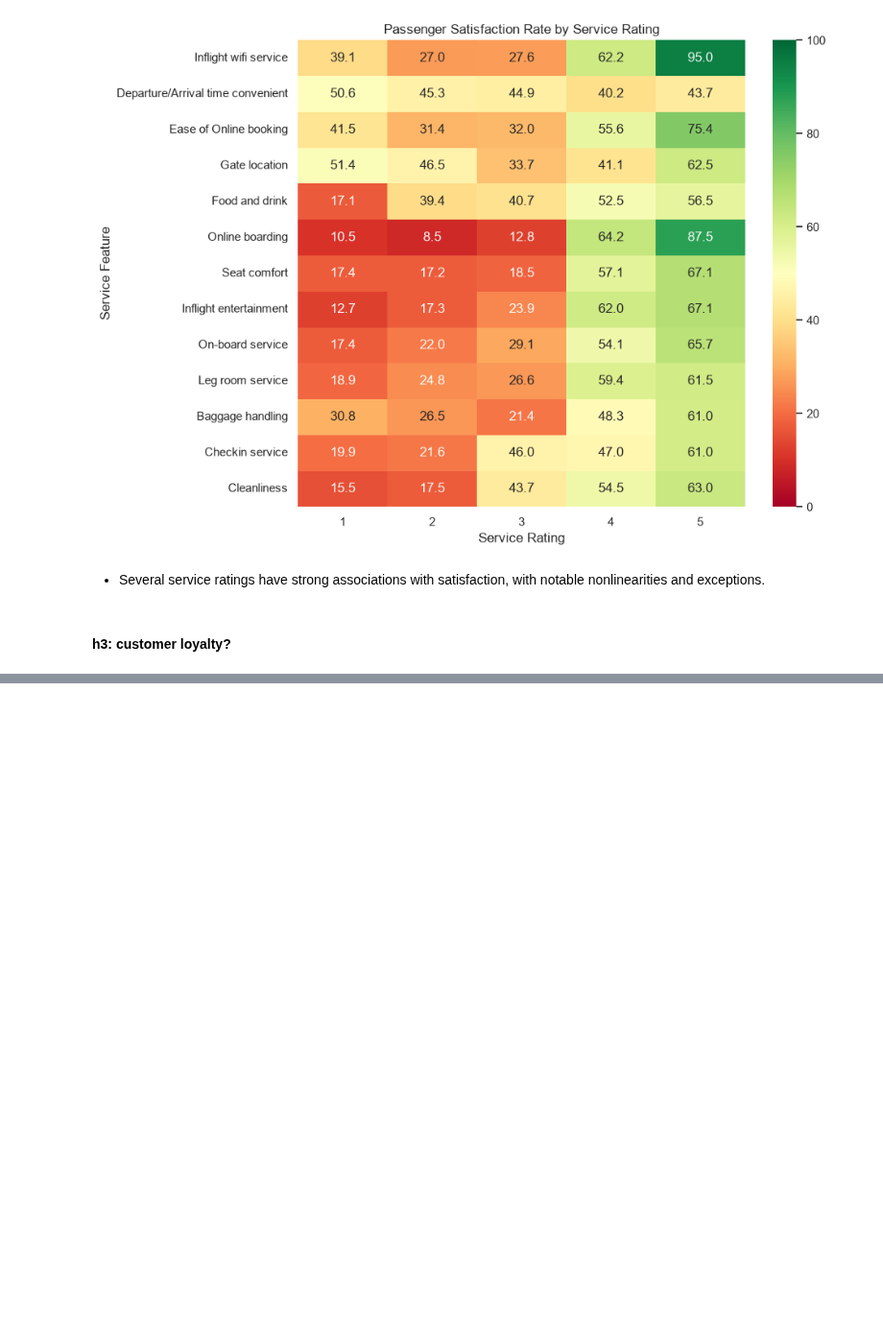
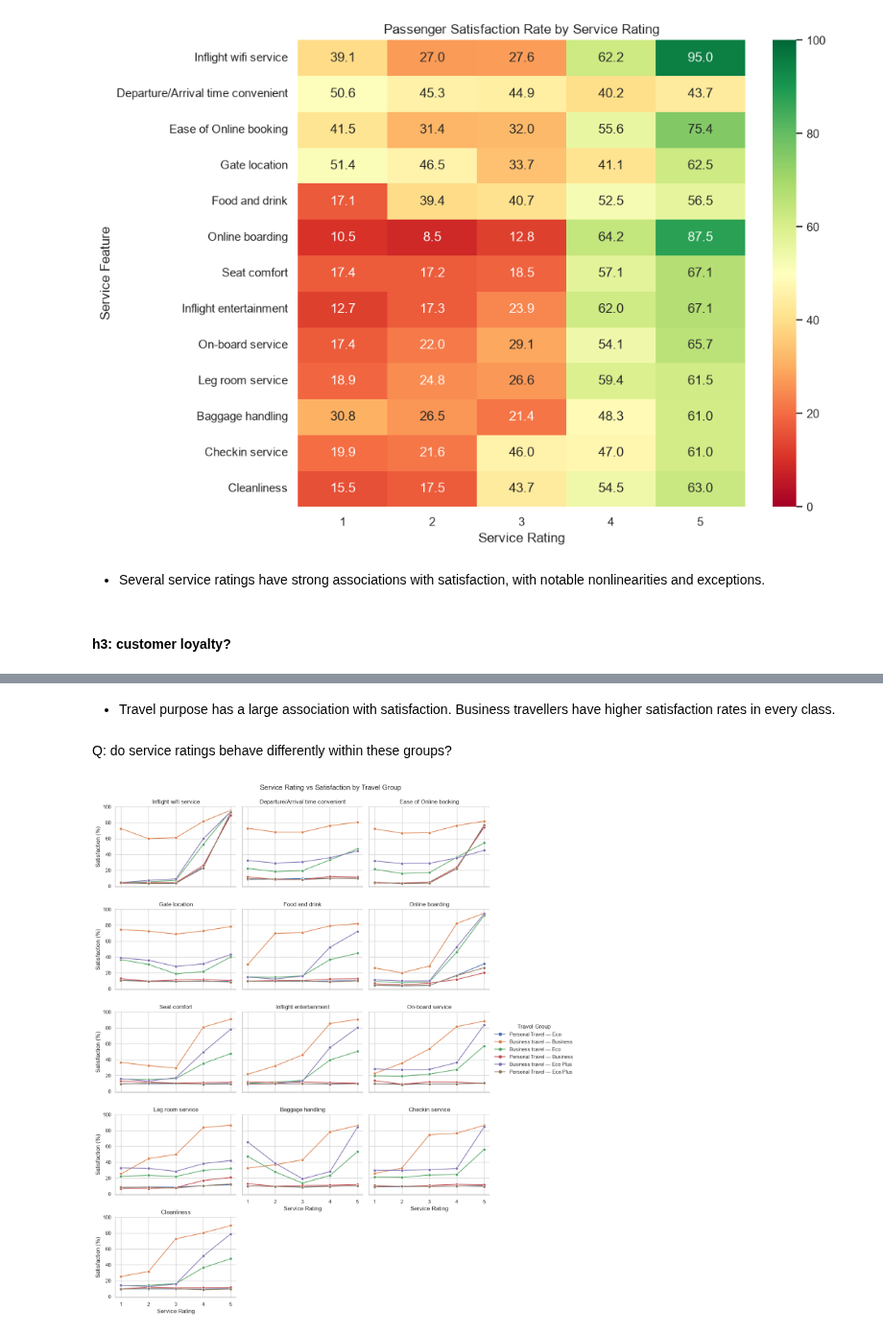
Before and after one commit to BharatK0049/airline-satisfaction-prediction, a Jupyter notebook: notebooks/02_eda.ipynb, the cells around one changed output, grey strips where cells are left out. Shown at 96% size. Drawn from its saved outputs; the diff is of its cells as text; code cells hidden in the pictures; blank space fills up the shorter version.

```diff
--- a/notebooks/02_eda.ipynb
+++ b/notebooks/02_eda.ipynb
@@ -543,0 +725,4 @@ plt.show()
+# %% [markdown]
+- Travel purpose has a large association with satisfaction. Business travellers have higher satisfaction rates in every class.
+# %% [markdown]
+Q: do service ratings behave differently within these groups?
@@ -543,0 +733,44 @@ plt.show()
+# %%
+travel_class_results = []
+
+for col in rating_cols:
+    for group in train_df["Travel Group"].unique():
+        for rating in range(1, 6):
+            mask = (
+                (train_df["Travel Group"] == group) &
+                (train_df[col] == rating)
+            )
+
+            rate = train_df.loc[mask, "satisfaction"].mean() * 100
+
+            travel_class_results.append({
+                "Feature": col,
+                "Travel Group": group,
+                "Rating": rating,
+                "Satisfaction (%)": rate
+            })
+
+travel_class_comparison = pd.DataFrame(travel_class_results)
+# %%
+g = sns.relplot(
+    data=travel_class_comparison,
+    x="Rating",
+    y="Satisfaction (%)",
+    hue="Travel Group",
+    col="Feature",
+    col_wrap=3,
+    kind="line",
+    marker="o",
+    errorbar=None,
+    height=3.2,
+    aspect=1.25
+)
+
+g.set_axis_labels("Service Rating", "Satisfaction (%)")
+g.set_titles("{col_name}")
+g.set(xticks=[1, 2, 3, 4, 5])
+g.figure.subplots_adjust(top=0.94)
+g.figure.suptitle("Service Rating vs Satisfaction by Travel Group")
+plt.show()
+# %% [output]
+[figure, added]
```
Also changed, not shown: parts of 16 cells of this notebook, 2 other files.
